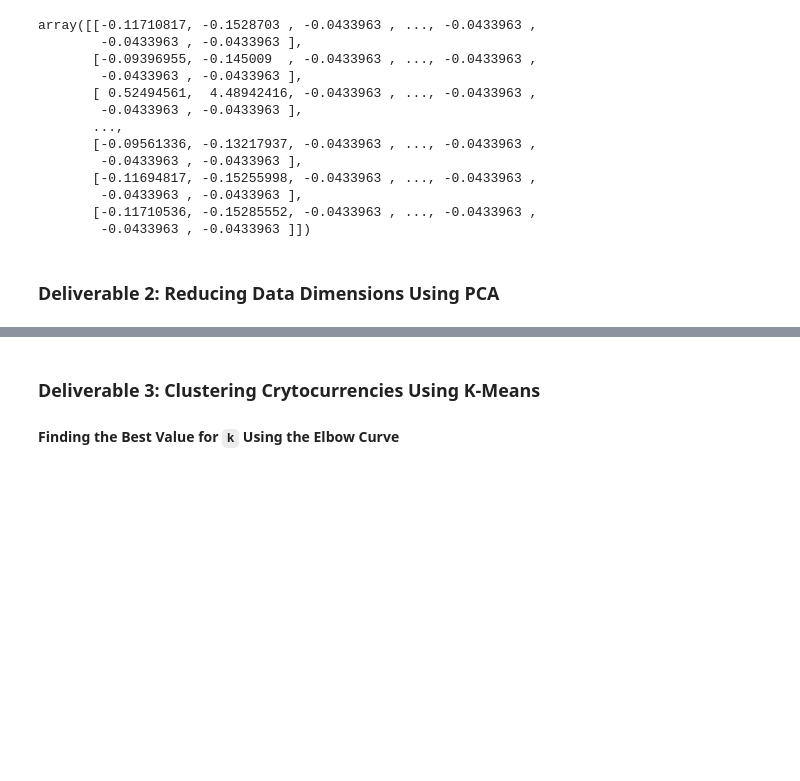
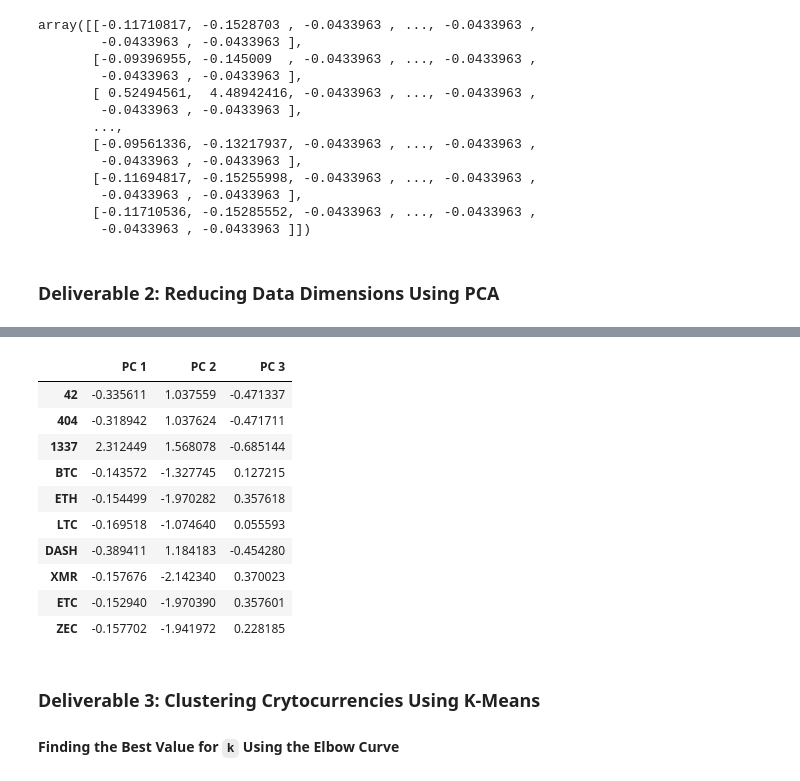
Before and after one commit to tbug-szoke/Cryptocurrencies, a Jupyter notebook: crypto_clustering.ipynb, the cells around one changed output, grey strips where cells are left out. Saved outputs shown, nothing was run; the diff lists cells and outputs as text; code cells hidden in the pictures; blank space fills up the shorter version.

```diff
--- a/crypto_clustering.ipynb
+++ b/crypto_clustering.ipynb
@@ -115,8 +115,8 @@ coins_df.head()
 | ETH | Ethereum |
 # %%
 # Drop the 'CoinName' column since it's not going to be used on the clustering algorithm.
-df.drop(['CoinName'], axis=1, inplace=True)
-df.head(10)
+crypto_df.drop(['CoinName'], axis=1, inplace=True)
+crypto_df.head(10)
 # %% [output]
 |  | Algorithm | ProofType | TotalCoinsMined | TotalCoinSupply |
 | 42 | Scrypt | PoW/PoS | 4.199995e+01 | 42 |
@@ -131,7 +131,7 @@ df.head(10)
 | ZEC | Equihash | PoW | 7.383056e+06 | 21000000 |
 # %%
 # Use get_dummies() to create variables for text features.
-X = pd.get_dummies(df, columns=['Algorithm','ProofType'])
+X = pd.get_dummies(crypto_df, columns=['Algorithm','ProofType'])
 print(X.shape)
 X.head(10)
 # %% [output]
@@ -151,8 +151,8 @@ X.head(10)
 # %%
 # Standardize the data with StandardScaler().
 data_scaler = StandardScaler()
-df_scaled = data_scaler.fit_transform(X)
-df_scaled
+X_scaled = data_scaler.fit_transform(X)
+X_scaled
 # %% [output]
 array([[-0.11710817, -0.1528703 , -0.0433963 , ..., -0.0433963 ,
         -0.0433963 , -0.0433963 ],
@@ -174,5 +174,5 @@ array([[-0.11710817, -0.1528703 , -0.0433963 , ..., -0.0433963 ,
 # Initialize PCA model
 pca = PCA(n_components=3)
 
-coin_pca = pca.fit_transform(df_scaled)
-coin_pca
+X_pca = pca.fit_transform(X_scaled)
+X_pca
@@ -179,9 +187,21 @@ coin_pca
 # %%
 # Create a DataFrame with the three principal components.
-df_coin_pca = pd.DataFrame(
-    data=coin_pca, columns=["PC 1", "PC 2", "PC 3"], index=X.index
+pcs_df = pd.DataFrame(
+    data=X_pca, columns=["PC 1", "PC 2", "PC 3"], index=crypto_df.index
 )
-df_coin_pca.head(10)
+pcs_df.head(10)
+# %% [output]
+|  | PC 1 | PC 2 | PC 3 |
+| 42 | -0.335611 | 1.037559 | -0.471337 |
+| 404 | -0.318942 | 1.037624 | -0.471711 |
+| 1337 | 2.312449 | 1.568078 | -0.685144 |
+| BTC | -0.143572 | -1.327745 | 0.127215 |
+| ETH | -0.154499 | -1.970282 | 0.357618 |
+| LTC | -0.169518 | -1.074640 | 0.055593 |
+| DASH | -0.389411 | 1.184183 | -0.454280 |
+| XMR | -0.157676 | -2.142340 | 0.370023 |
+| ETC | -0.152940 | -1.970390 | 0.357601 |
+| ZEC | -0.157702 | -1.941972 | 0.228185 |
 # %% [markdown]
 ### Deliverable 3: Clustering Crytocurrencies Using K-Means
 
```
Also changed, not shown: parts of 8 cells of this notebook.
